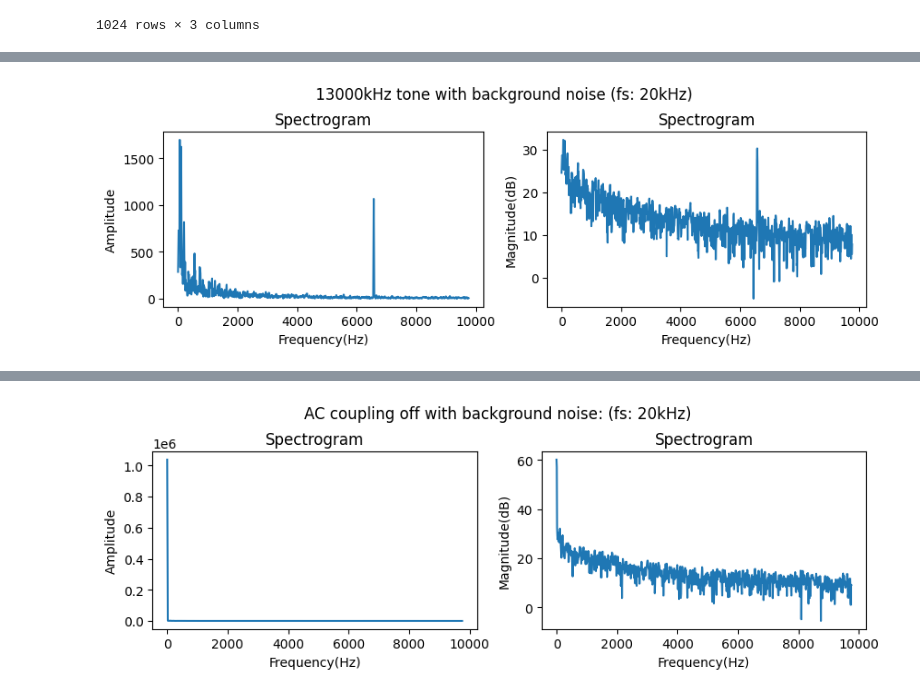
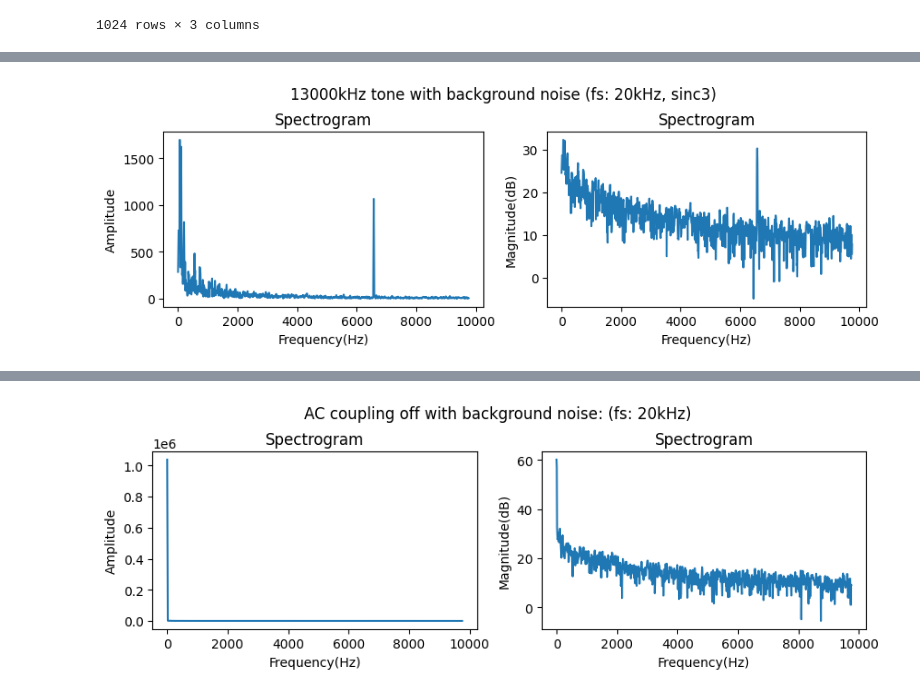
Before and after one commit to araobp/data-science, a Jupyter notebook: STM32/data/MEMSMIC.ipynb, the cells around one changed output, grey strips where cells are left out. Saved outputs shown, nothing was run; the diff lists cells and outputs as text; code cells hidden in the pictures.

```diff
--- a/STM32/data/MEMSMIC.ipynb
+++ b/STM32/data/MEMSMIC.ipynb
@@ -61,5 +59,5 @@ plot_spectrogram(df_20_440, '440kHz tone with background noise (fs: 20kHz)')
 # %%
 # Note that aliasing is observed in the following chart
-plot_spectrogram(df_20_13000, '13000kHz tone with background noise (fs: 20kHz)')
+plot_spectrogram(df_20_13000, '13000kHz tone with background noise (fs: 20kHz, sinc3)')
 # %% [output]
-[figure, old version]
+[figure, new version]
```
Also changed, not shown: parts of 5 cells of this notebook, 13 other files.
